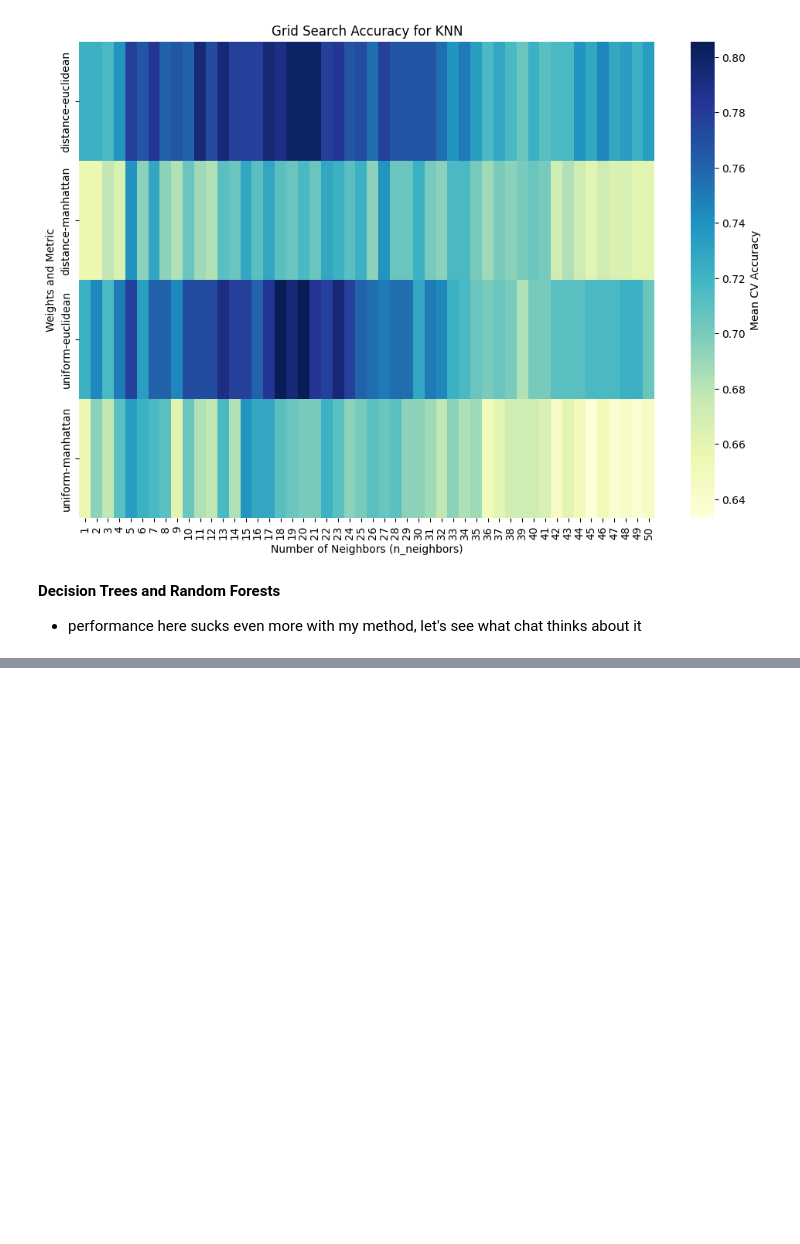
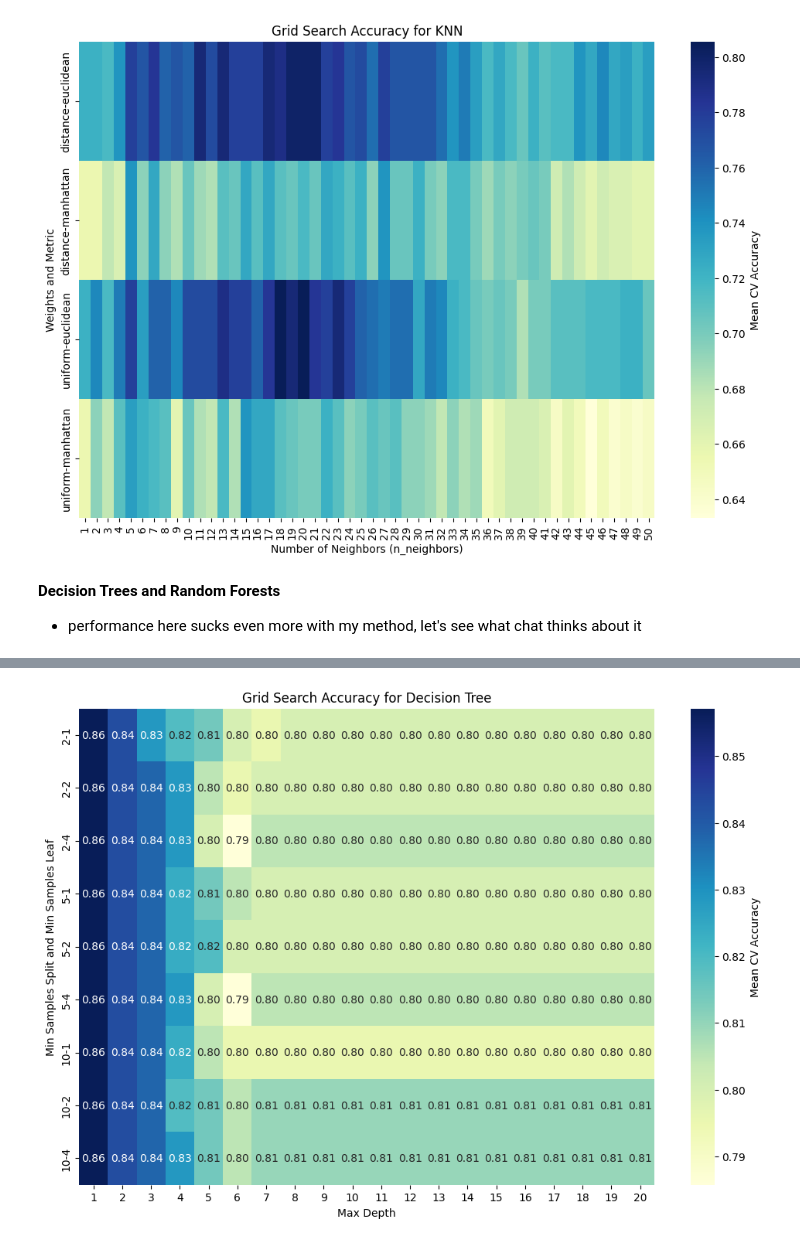
Before and after one commit to DePasquale99/MRI-network, a Jupyter notebook: classification_classical_methods.ipynb, the cells around one changed output, grey strips where cells are left out. Drawn from its saved outputs; the diff is of its cells as text; code cells hidden in the pictures; blank space fills up the shorter version.

```diff
--- a/classification_classical_methods.ipynb
+++ b/classification_classical_methods.ipynb
@@ -179,0 +245,68 @@ plt.show()
+# %%
+import pandas as pd
+import numpy as np
+from sklearn.tree import DecisionTreeClassifier
+from sklearn.model_selection import GridSearchCV, train_test_split
+from sklearn.metrics import accuracy_score, classification_report
+import seaborn as sns
+import matplotlib.pyplot as plt
+
+# Assuming df is already loaded
+X = pd.DataFrame.copy(df)
+y = X.pop('Group')
+
+# Encode the target labels
+label_encoder = LabelEncoder()
+y = label_encoder.fit_transform(y)
+
+# Split the data
+X_train, X_test, y_train, y_test = train_test_split(X, y, test_size=0.3, random_state=42)
+
+# Set up the parameter grid for GridSearchCV
+param_grid_tree = {
+    'max_depth': np.arange(1, 21),
+    'min_samples_split': [2, 5, 10],
+    'min_samples_leaf': [1, 2, 4]
+}
+
+# Initialize the Decision Tree and GridSearchCV
+decision_tree = DecisionTreeClassifier(random_state=42)
+grid_search_tree = GridSearchCV(decision_tree, param_grid_tree, cv=5, scoring='accuracy', n_jobs=-1)
+grid_search_tree.fit(X_train, y_train)
+
+# Retrieve and print the best parameters and score
+best_params_tree = grid_search_tree.best_params_
+best_score_tree = grid_search_tree.best_score_
+print("Best parameters for Decision Tree:", best_params_tree)
+print(f"Best cross-validated accuracy for Decision Tree: {best_score_tree:.2f}")
+
+# Train a final model with the best parameters
+best_tree = DecisionTreeClassifier(**best_params_tree, random_state=42)
+best_tree.fit(X_train, y_train)
+
+# Evaluate on the test set
+y_pred_tree = best_tree.predict(X_test)
+accuracy_tree = accuracy_score(y_test, y_pred_tree)
+print(f"Final Decision Tree accuracy on test set: {accuracy_tree:.2f}")
+
+print("\nDecision Tree Classification Report:")
+print(classification_report(y_test, y_pred_tree, target_names=label_encoder.classes_))
+
+# Convert grid search results to a DataFrame for heatmap plotting
+results_df_tree = pd.DataFrame(grid_search_tree.cv_results_)
+
+# Create a pivot table to structure data for the heatmap
+pivot_table_tree = results_df_tree.pivot_table(
+    values="mean_test_score",
+    index=["param_min_samples_split", "param_min_samples_leaf"],
+    columns="param_max_depth"
+)
+
+# Plotting the heatmap
+plt.figure(figsize=(12, 8))
+sns.heatmap(pivot_table_tree, annot=True, fmt=".2f", cmap="YlGnBu", cbar_kws={'label': 'Mean CV Accuracy'})
+plt.xlabel("Max Depth")
+plt.ylabel("Min Samples Split and Min Samples Leaf")
+plt.title("Grid Search Accuracy for Decision Tree")
+plt.show()
+# %% [output]
@@ -179,0 +326 @@ plt.show()
+[figure, added]
```
Also changed, not shown: parts of 10 cells of this notebook.
